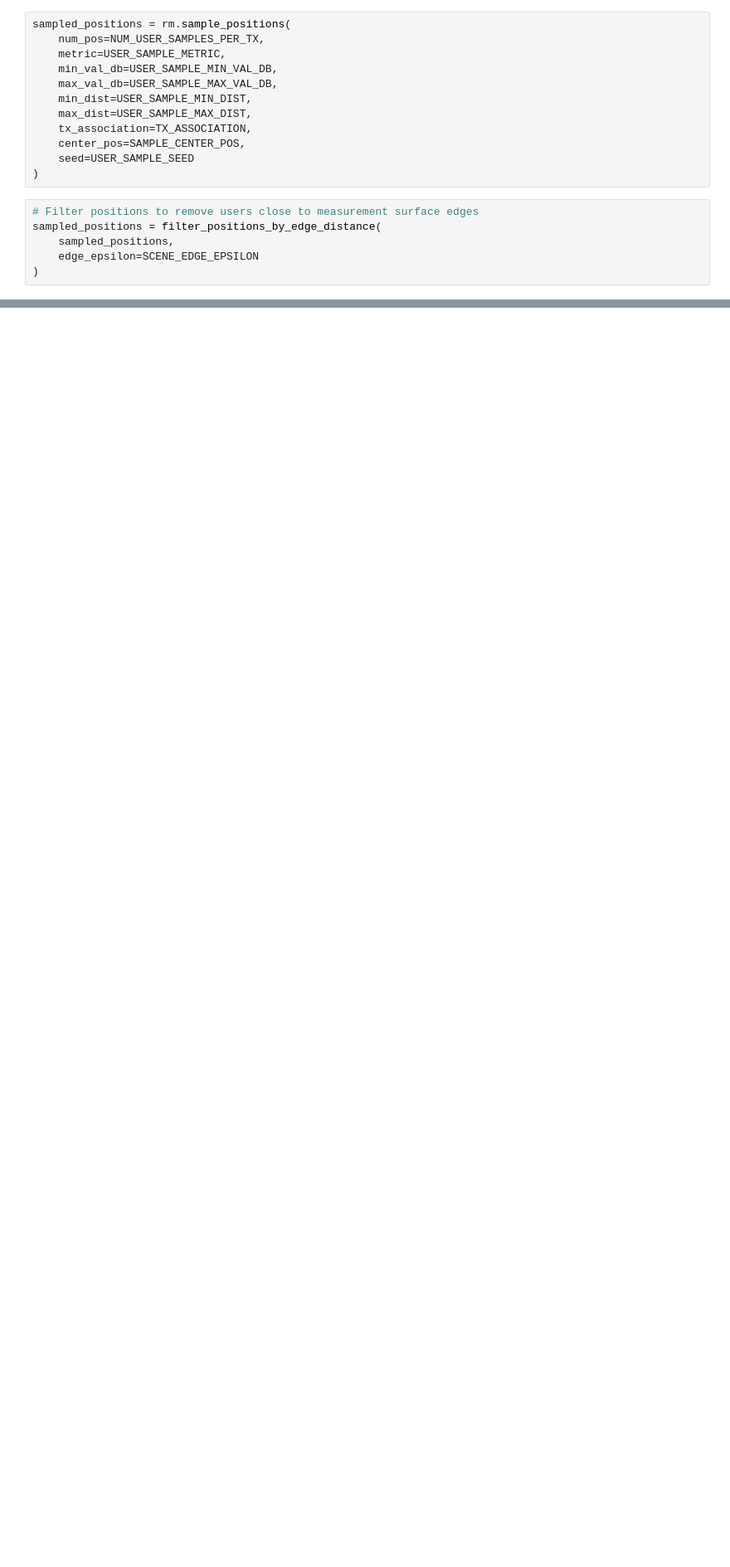
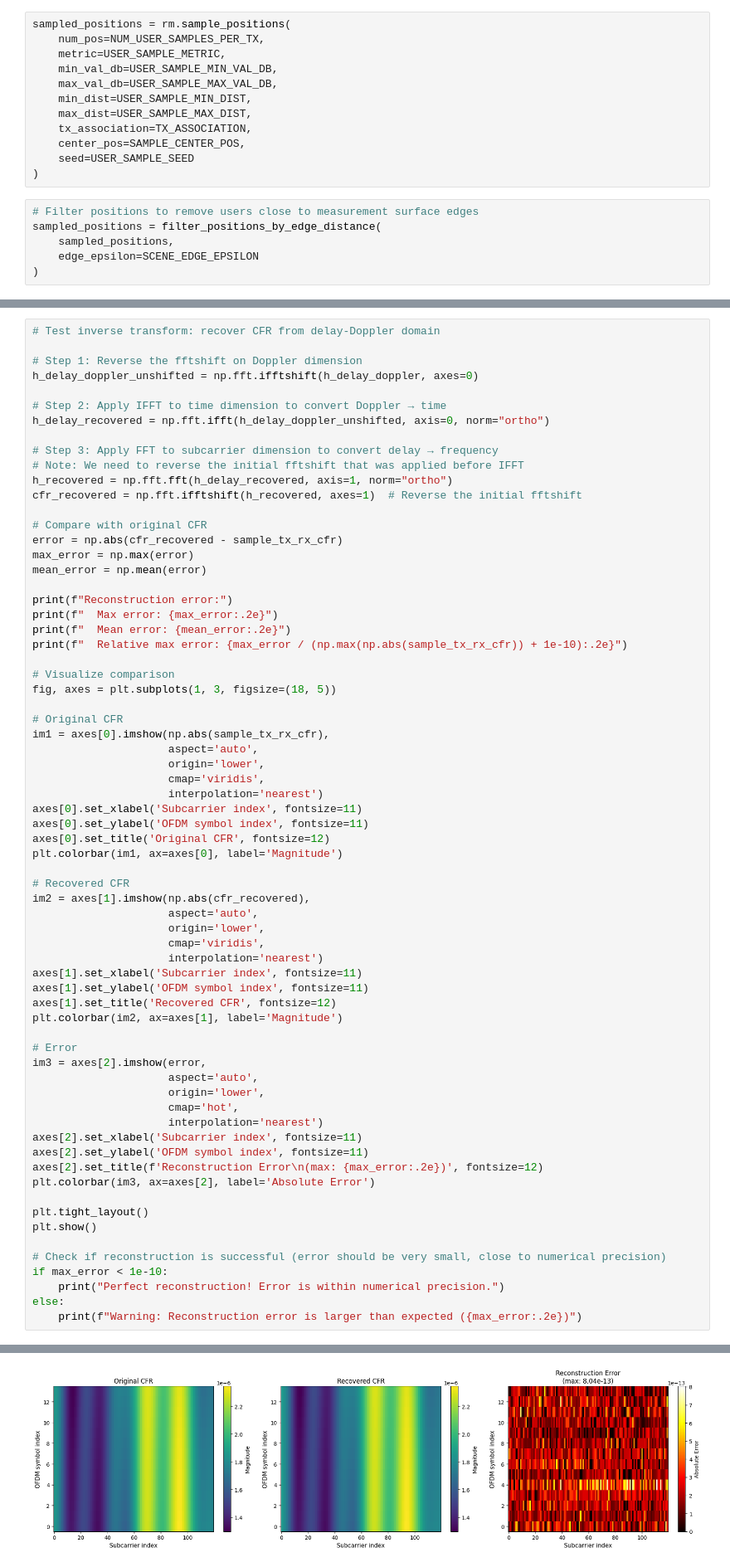
Before and after one commit to BerkIGuler/CSIGen, a Jupyter notebook: examples/visualize_realistic_scenario.ipynb, the cells around one changed output, grey strips where cells are left out. Shown at 83% size. Cells and saved outputs as stored; diff of their text form; blank space fills up the shorter version.

```diff
--- a/examples/visualize_realistic_scenario.ipynb
+++ b/examples/visualize_realistic_scenario.ipynb
@@ -495,0 +507,69 @@ plt.show()
+# %%
+# Test inverse transform: recover CFR from delay-Doppler domain
+
+# Step 1: Reverse the fftshift on Doppler dimension
+h_delay_doppler_unshifted = np.fft.ifftshift(h_delay_doppler, axes=0)
+
+# Step 2: Apply IFFT to time dimension to convert Doppler → time
+h_delay_recovered = np.fft.ifft(h_delay_doppler_unshifted, axis=0, norm="ortho")
+
+# Step 3: Apply FFT to subcarrier dimension to convert delay → frequency
+# Note: We need to reverse the initial fftshift that was applied before IFFT
+h_recovered = np.fft.fft(h_delay_recovered, axis=1, norm="ortho")
+cfr_recovered = np.fft.ifftshift(h_recovered, axes=1)  # Reverse the initial fftshift
+
+# Compare with original CFR
+error = np.abs(cfr_recovered - sample_tx_rx_cfr)
+max_error = np.max(error)
+mean_error = np.mean(error)
+
+print(f"Reconstruction error:")
+print(f"  Max error: {max_error:.2e}")
+print(f"  Mean error: {mean_error:.2e}")
+print(f"  Relative max error: {max_error / (np.max(np.abs(sample_tx_rx_cfr)) + 1e-10):.2e}")
+
+# Visualize comparison
+fig, axes = plt.subplots(1, 3, figsize=(18, 5))
+
+# Original CFR
+im1 = axes[0].imshow(np.abs(sample_tx_rx_cfr),
+                     aspect='auto',
+                     origin='lower',
+                     cmap='viridis',
+                     interpolation='nearest')
+axes[0].set_xlabel('Subcarrier index', fontsize=11)
+axes[0].set_ylabel('OFDM symbol index', fontsize=11)
+axes[0].set_title('Original CFR', fontsize=12)
+plt.colorbar(im1, ax=axes[0], label='Magnitude')
+
+# Recovered CFR
+im2 = axes[1].imshow(np.abs(cfr_recovered),
+                     aspect='auto',
+                     origin='lower',
+                     cmap='viridis',
+                     interpolation='nearest')
+axes[1].set_xlabel('Subcarrier index', fontsize=11)
+axes[1].set_ylabel('OFDM symbol index', fontsize=11)
+axes[1].set_title('Recovered CFR', fontsize=12)
+plt.colorbar(im2, ax=axes[1], label='Magnitude')
+
+# Error
+im3 = axes[2].imshow(error,
+                     aspect='auto',
+                     origin='lower',
+                     cmap='hot',
+                     interpolation='nearest')
+axes[2].set_xlabel('Subcarrier index', fontsize=11)
+axes[2].set_ylabel('OFDM symbol index', fontsize=11)
+axes[2].set_title(f'Reconstruction Error\n(max: {max_error:.2e})', fontsize=12)
+plt.colorbar(im3, ax=axes[2], label='Absolute Error')
+
+plt.tight_layout()
+plt.show()
+
+# Check if reconstruction is successful (error should be very small, close to numerical precision)
+if max_error < 1e-10:
+    print("Perfect reconstruction! Error is within numerical precision.")
+else:
+    print(f"Warning: Reconstruction error is larger than expected ({max_error:.2e})")
+# %% [output]
@@ -495,0 +580 @@ plt.show()
+[figure, added]
```
Also changed, not shown: parts of 15 cells of this notebook, 1 other file.
